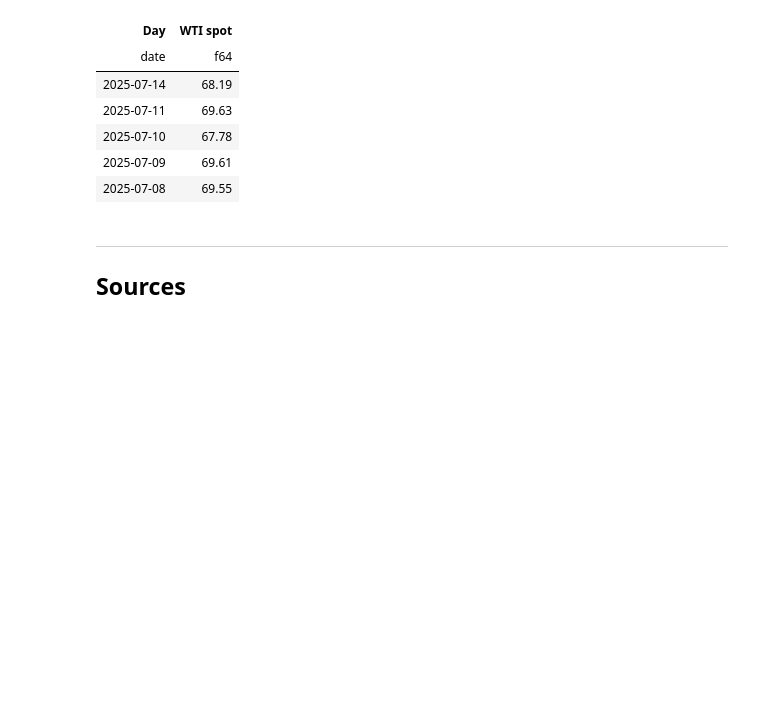
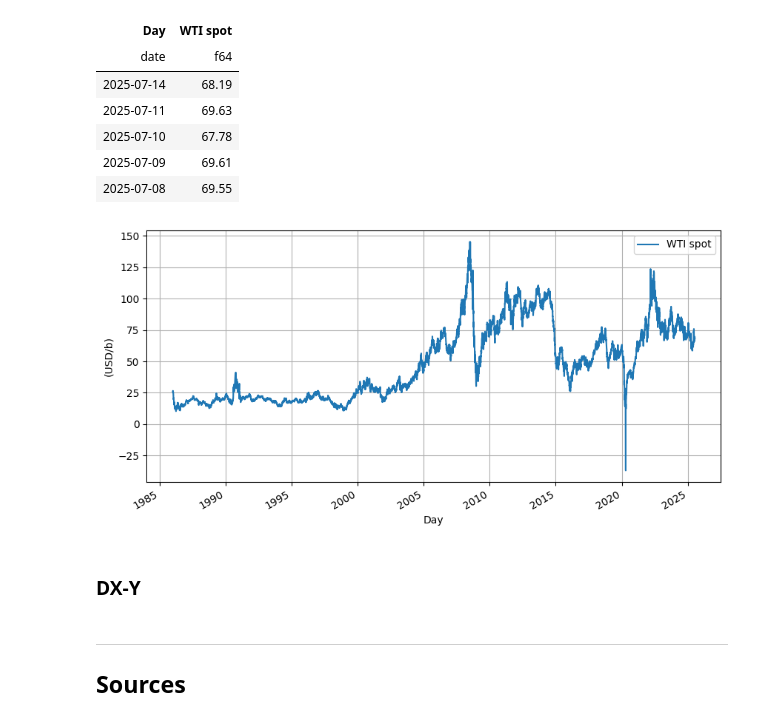
Before and after one commit to chataignault/irbackend, a Jupyter notebook: notebooks/WTI_DXY_correlation.ipynb, the cells around one changed output. Drawn from its saved outputs; the diff is of its cells as text; code cells hidden in the pictures; blank space fills up the shorter version.

Commit message:
plot wti

```diff
--- a/notebooks/WTI_DXY_correlation.ipynb
+++ b/notebooks/WTI_DXY_correlation.ipynb
@@ -62,6 +64,17 @@ shape: (5, 2)
 | 2025-07-10 | 67.78 |
 | 2025-07-09 | 69.61 |
 | 2025-07-08 | 69.55 |
+# %%
+_ = (
+    wti.collect()
+    .to_pandas()
+    .set_index("Day")
+    .plot(figsize=(10, 5), grid=True, ylabel="(USD/b)")
+)
+# %% [output]
+[figure, added]
+# %% [markdown]
+### DX-Y
 # %% [markdown]
 ***
 ## Sources
```
Also changed, not shown: parts of 1 cell of this notebook.
